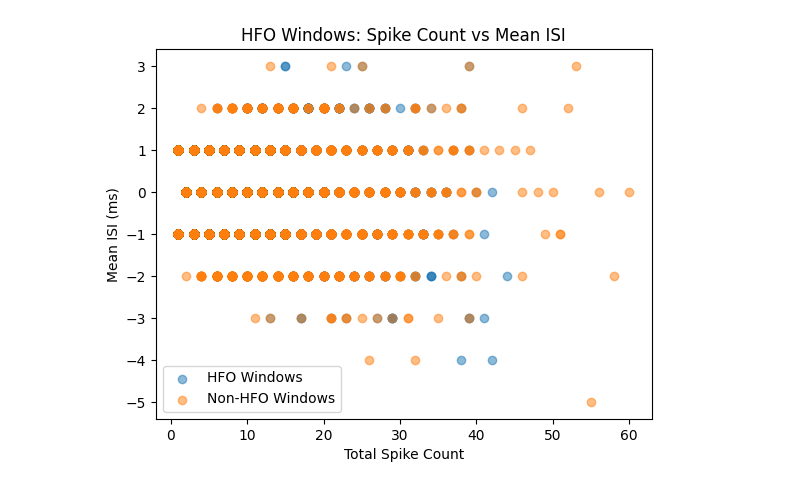
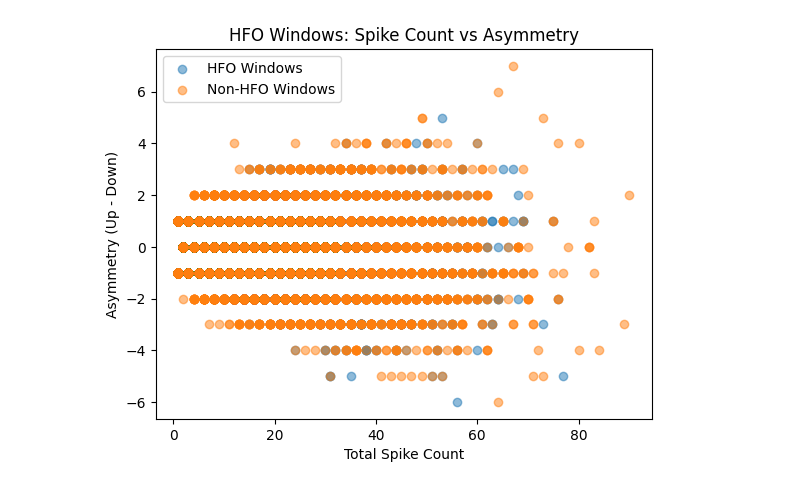
Before and after one commit to pedrofurrix/LAVA_SNN_ripples, a Jupyter notebook: extract_Nripples/train_pedro/evaluate_data.ipynb, the cells around one changed output. Saved outputs shown, nothing was run; the diff lists cells and outputs as text; code cells hidden in the pictures.

```diff
--- a/extract_Nripples/train_pedro/evaluate_data.ipynb
+++ b/extract_Nripples/train_pedro/evaluate_data.ipynb
@@ -19,12 +23,11 @@ c:\Users\NCN\Documents\PedroFelix\LAVA_SNN_ripples
 parent = r"C:\__NeuroSpark_Liset_Dataset__\neurospark_mat\CNN_TRAINING_SESSIONS" # Modify this to your data path folder
 
 bandpass=[100,250]
-freq=1000
-WINDOW_SHIFT=119
-WINDOW_SIZE=180
 downsampled_fs = 1000 # Downsampled frequency
+WINDOW_SHIFT=int(119*downsampled_fs/1000)
+WINDOW_SIZE=int(180*downsampled_fs/1000)
 time_max=60
 window_size=0.05
-sample_ratio=0.75
-scaling_factor=2
+sample_ratio=0.25
+scaling_factor=1
 refractory=0
@@ -36,7 +83,7 @@ load=False
 
 from extract_Nripples.utils_encoding import *
 # Only run this block if first time
-if 'windowed_input_data' not in locals():
+if 'windowed_input_dataa' not in locals():
     if load:
         windowed_path=os.path.join(curr_dir,"windowed_data")
         windowed_input_data = np.load(os.path.join(windowed_path,"windowed_input_data.npy"))
@@ -56,7 +103,7 @@ if 'windowed_input_data' not in locals():
         # Iterate over the datasets
         for dataset in os.listdir(parent):
             dataset_path = os.path.join(parent, dataset)
-            liset= liset_tk(dataset_path, shank=3, downsample=1000, verbose=False)
+            liset= liset_tk(dataset_path, shank=3, downsample=downsampled_fs, verbose=False)
 
             ripples=np.array(liset.ripples_GT)
             spikified=np.zeros((liset.data.shape[0], liset.data.shape[1], 2))
@@ -95,12 +142,12 @@ if 'windowed_input_data' not in locals():
                             print(f"[WARNING] Current window [{left}, {right}] is smaller than the expected size. Breaking the loop...")
                             break
 
-                        # OPTIMIZATION STEP: Skip windows with no activations - The gradient will be zero (at least when using MSE Spike Rate)
+                        # OPTIMIZATION STEP: Skip windows with no activations - The gradient will be zero
                         if np.sum(curr_window) == 0:
                             # print(f"Window [{left}:{right}] has no Input activations. Skipping...")
                             cur_gt_time=[-1, -1]    # Default value for Spike Time (no HFO)
                             if curr_ripple_id < ripples.shape[0]:
-                                cur_gt_time = ripples[curr_ripple_id]    # Convert to closest integer (floor)
+                                cur_gt_time = ripples[curr_ripple_id]
                             if (cur_gt_time[1] >= left) and (cur_gt_time[0] <= right):
                                 if cur_gt_time[1] <= right:
                                     print(f"[WARNING] Window [{left}:{right}] has a GT event at {cur_gt_time} and NO Input activations. Skipping...")
@@ -116,7 +163,7 @@ if 'windowed_input_data' not in locals():
                         curr_gt = -1    # Default value for Spike Time (no HFO)
 
                         # Check if the current GT event is within the current window
-                        while curr_ripple_id<ripples.shape[0] and ripples[curr_ripple_id][1] < left:
+                        while curr_ripple_id<ripples.shape[0]-1 and ripples[curr_ripple_id][1] < left:
                             # Ripple ends before the window starts → skip it
                             curr_ripple_id += 1
 
@@ -126,18 +173,17 @@ if 'windowed_input_data' not in locals():
                         cur_gt_time = ripples[curr_ripple_id]
                         if (cur_gt_time[1] >= left) and (cur_gt_time[0] <= right):
                             '''
-                                Check if the current window encapsulates the whole HFO Causality Window
-                                The Network may spike in the interval [GT_time, GT_time + MEAN_HFO_DURATION + PRED_GT_TOLERANCE]
-
-                                However, we are using an upper limit for the HFO Duration of MAX_HFO_DURATION. This way, the Ground Truth
-                                Timestamps will be clamped uppwards by WINDOW_SIZE - MAX_HFO_DURATION + MEAN_HFO_DURATION
+                                Check if the current window overlaps with the current GT event
+                                The Network may spike in the interval [GT_time[0], GT_time[0] + MEAN_HFO_DURATION + PRED_GT_TOLERANCE]
+                                However, we are using an upper limit for the HFO Duration of WINDOW_SIZE.
+                                This way, the Ground Truth Timestamps will be clamped uppwards by WINDOW_SIZE - MAX_HFO_DURATION + MEAN_HFO_DURATION
                             '''
                             if cur_gt_time[1] <= right and cur_gt_time[0]>=left: # If the GT event is completely within the current window
                                 '''The Network should predict the HFO -> Calculate the spike time
                                 Let's assume the network should spike at the end of the relevant event. We have no way of knowing
                                 the exact end time, so we use the mean duration of the event to calculate the spike time.
                                 '''
-                                avg_spike_time = cur_gt_time[0] + 31   # The network should spike at the end of the relevant event
+                                avg_spike_time = cur_gt_time[0] +  MEAN_DETECTION_OFFSET # The network should spike at the end of the relevant event
 
                                 # Subtract the left offset to get the spike time in the current window
                                 relative_spike_time = avg_spike_time - left
@@ -306,17 +404,17 @@ NameError: name 'up_spikes_per_window' is not defined
 # %%
 # Evaluate HFO windows
 asymmetry_hfos = (hfo_up_counts - hfo_down_counts)
 asymmetry_nonhfos = nonhfo_up_counts - nonhfo_down_counts
 
 plt.scatter(total_hfo_counts,asymmetry_hfos , alpha=0.5, label='HFO Windows')
 plt.scatter(total_nonhfo_counts,asymmetry_nonhfos, alpha=0.5, label='Non-HFO Windows')
 plt.xlabel('Total Spike Count')
-plt.ylabel('Mean ISI (ms)')
-plt.title('HFO Windows: Spike Count vs Mean ISI')
+plt.ylabel('Asymmetry (Up - Down)')
+plt.title('HFO Windows: Spike Count vs Asymmetry')
 plt.legend()
 plt.show()
 # %% [output]
-[figure, old version]
+[figure, new version]
 # %%
 is_hfo= intermediate_gt >= 0
 hfo_windows = intermediate_input[is_hfo]       # shape: (N_HFO, 180, 2)
```
Also changed, not shown: parts of 19 cells of this notebook, 4 other files.
